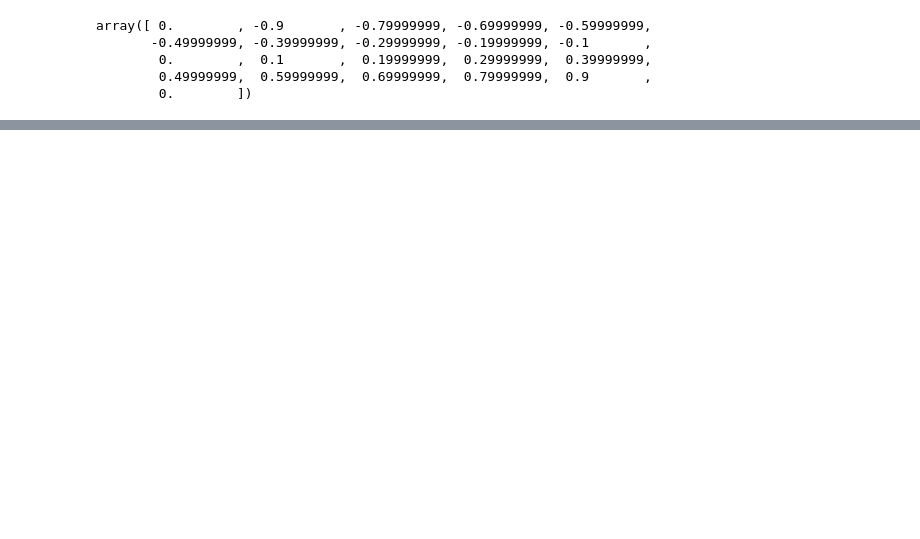
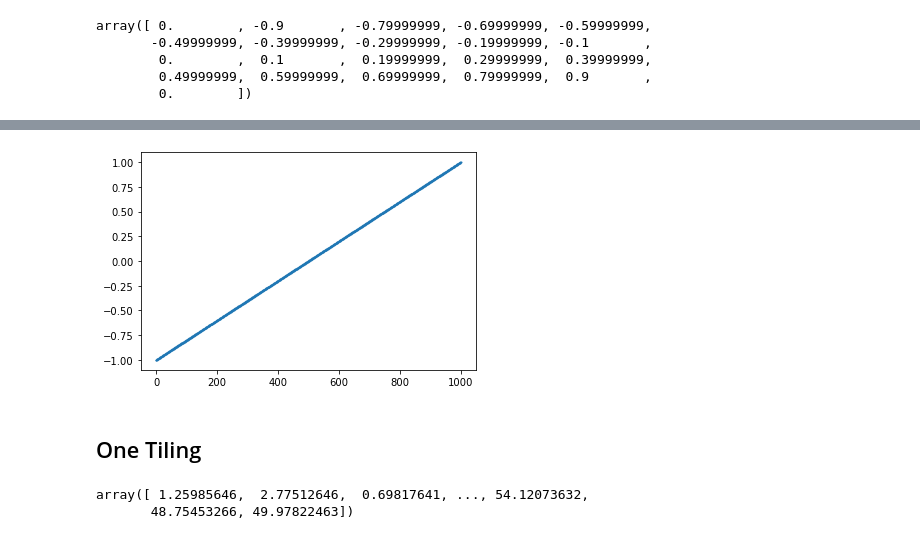
Before and after one commit to TroddenSpade/Exhaustive-Reinforcement-Learning, a Jupyter notebook: problems/RandomWalk/RandomWalk.ipynb, the cells around one changed output, grey strips where cells are left out. Saved outputs shown, nothing was run; the diff lists cells and outputs as text; code cells hidden in the pictures; blank space fills up the shorter version.

```diff
--- a/problems/RandomWalk/RandomWalk.ipynb
+++ b/problems/RandomWalk/RandomWalk.ipynb
@@ -150,0 +212,7 @@ plt.show()
+# %%
+real_values = np.array([i/500.0 - 1 for i in range(0,1000)])
+# %%
+plt.scatter(range(0,1000), real_values, s=1)
+plt.show()
+# %% [output]
+[figure, added]
@@ -150,0 +266,2 @@ plt.show()
+# %% [markdown]
+## One Tiling
@@ -150,0 +299,5 @@ plt.show()
+# %%
+gmc.estimate(5000)
+# %% [output]
+array([ 1.25985646,  2.77512646,  0.69817641, ..., 54.12073632,
+       48.75453266, 49.97822463])
```
Also changed, not shown: parts of 22 cells of this notebook.
